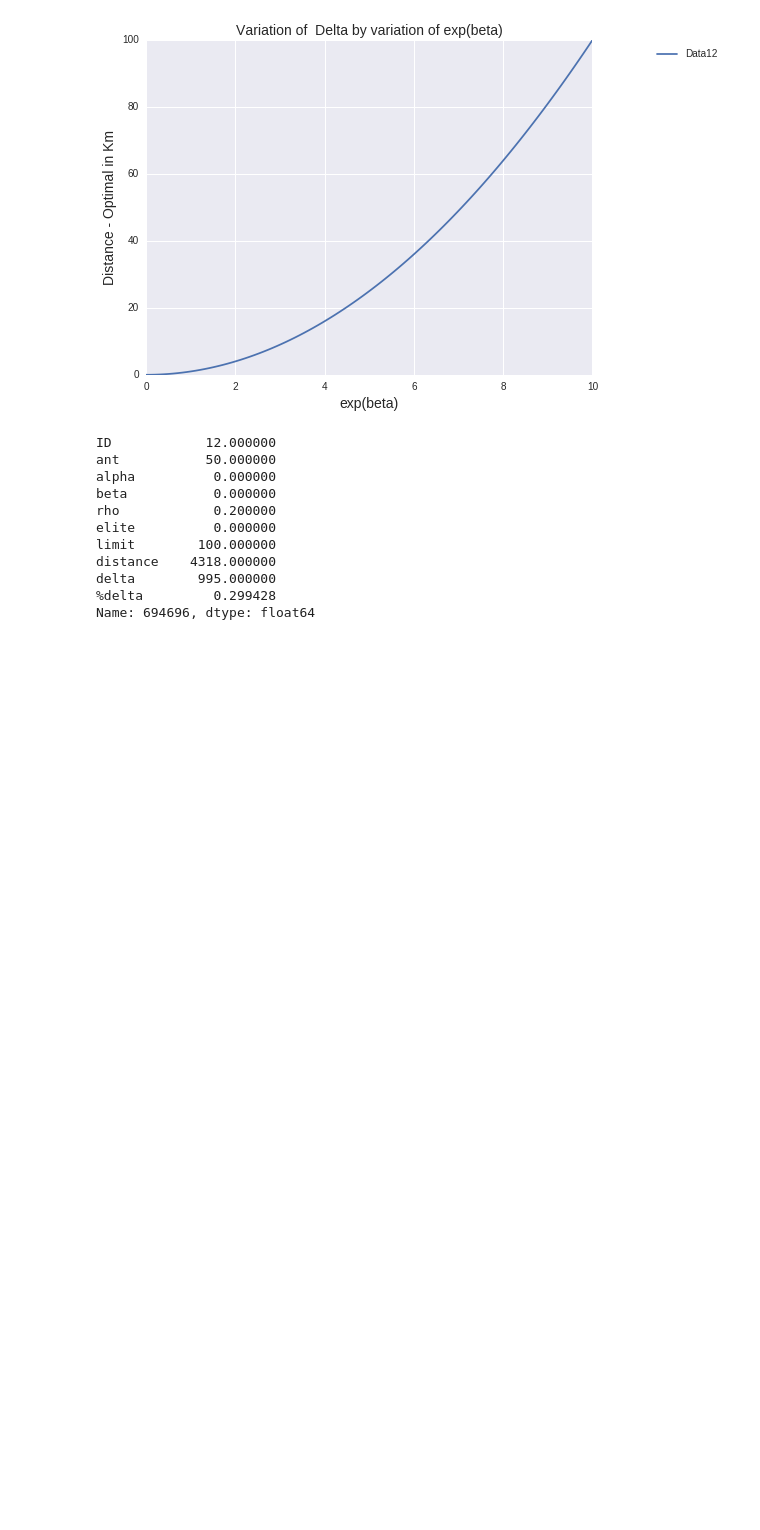
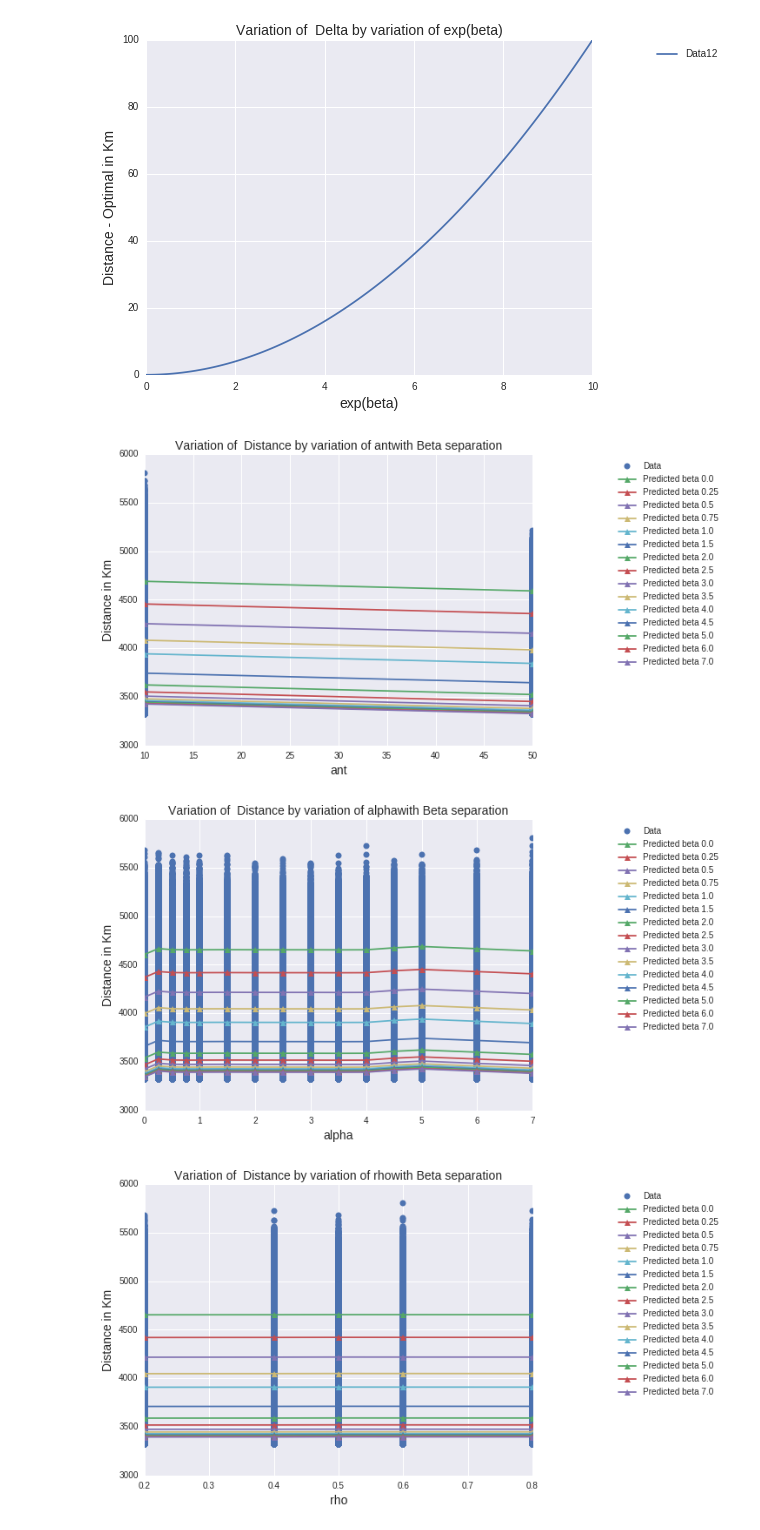
Before and after one commit to andresalesbarbosa/ACO, a Jupyter notebook: Data_Analysis_Burma.ipynb, the cells around one changed output. Saved outputs shown, nothing was run; the diff lists cells and outputs as text; code cells hidden in the pictures; blank space fills up the shorter version.

```diff
--- a/Data_Analysis_Burma.ipynb
+++ b/Data_Analysis_Burma.ipynb
@@ -383,27 +384,52 @@ legend = ax.legend(loc="upper right",bbox_to_anchor=(1.3, 1.0))
 fig.savefig('plot_exp(beta).png')
 # %% [output]
 [figure]
-# %%
-betas = np.array((0,0.25,0.5,0.75,1,1.5,2,2.5,3,3.5,4,4.5,5,6,7))
-alpha = np.array((0,0.25,0.5,0.75,1,1.5,2,2.5,3,3.5,4,4.5,5,6,7))
-beta = [(beta,i) for beta in betas for i in alpha]
-
-j = {'beta':betas,'alpha':alpha}
-
-#df = pd.DataFrame(beta, columns=['beta','alpha'])
-#df.head(5)
-#x = df.loc[df.loc[:,'beta']==0]
-
-clean.iloc[672290]
-# %% [output]
-ID            12.000000
-ant           50.000000
-alpha          0.000000
-beta           0.000000
-rho            0.200000
-elite          0.000000
-limit        100.000000
-distance    4318.000000
-delta        995.000000
-%delta         0.299428
-Name: 694696, dtype: float64
+# %%
+#Generating arrays for tuples of data
+betas = np.array((0,0.25,0.5,0.75,1,1.5,2,2.5,3,3.5,4,4.5,5,6,7))
+alphas = np.array((0,0.25,0.5,0.75,1,1.5,2,2.5,3,3.5,4,4.5,5,6,7))
+ants = np.array((10,50))
+limits = np.array((10,100))
+rhos = np.array((0.2,0.4,0.5,0.6,0.8))
+elites = np.array((0,0.2,0.4,0.5,0.6,0.8))
+
+alpha = [(beta,i) for beta in betas for i in alphas]
+ant = [(beta,i) for beta in betas for i in ants]
+limit = [(beta,i) for beta in betas for i in limits]
+rho = [(beta,i) for beta in betas for i in rhos]
+elite = [(beta,i) for beta in betas for i in elites]
+
+
+
+#Dict of tuples with the parameters values
+dfs = {'alpha':alpha,'ant':ant,'limit':limit,'rho':rho,'elite':elite}
+
+#skip trick
+for name in clean.columns:
+    if name in ['distance','ID','beta','delta','%delta'] :
+        continue
+
+    #formula for Two Categories
+    formula = "Q('distance') ~ C(Q('beta')) + C(Q('"+name+"')) -1"
+    model = smf.ols(formula,data=clean)
+    results = model.fit()
+
+    #plot data
+    fig, ax = plt.subplots(figsize=(8,6))
+    ax.plot(clean[name], clean['distance'], 'o', label="Data")
+    #generate a data frame from the tuples
+    df = pd.DataFrame(dfs[name], columns=['beta',name])
+    #separate the different Betas so two show with diffrent colors
+    for i in betas:
+        x = df.loc[df.loc[:,'beta']==i]
+        ax.plot(x[name],results.predict(x) , '^-', label="Predicted beta "+str(i))
+    plt.xlabel(name,fontsize=14)
+    plt.ylabel('Distance in Km',fontsize=14)
+    plt.title('Variation of  Distance by variation of '+name+'with Beta separation',fontsize=14)
+    plt.grid(True)
+    legend = ax.legend(loc="upper right",bbox_to_anchor=(1.5, 1.0))
+    fig.savefig('burma_initial_img/plot_'+name+'_beta.png',dpi=600)
+# %% [output]
+[figure, added]
+[figure, added]
+[figure, added]
```
Also changed, not shown: parts of 2 cells of this notebook, 26 other files.
